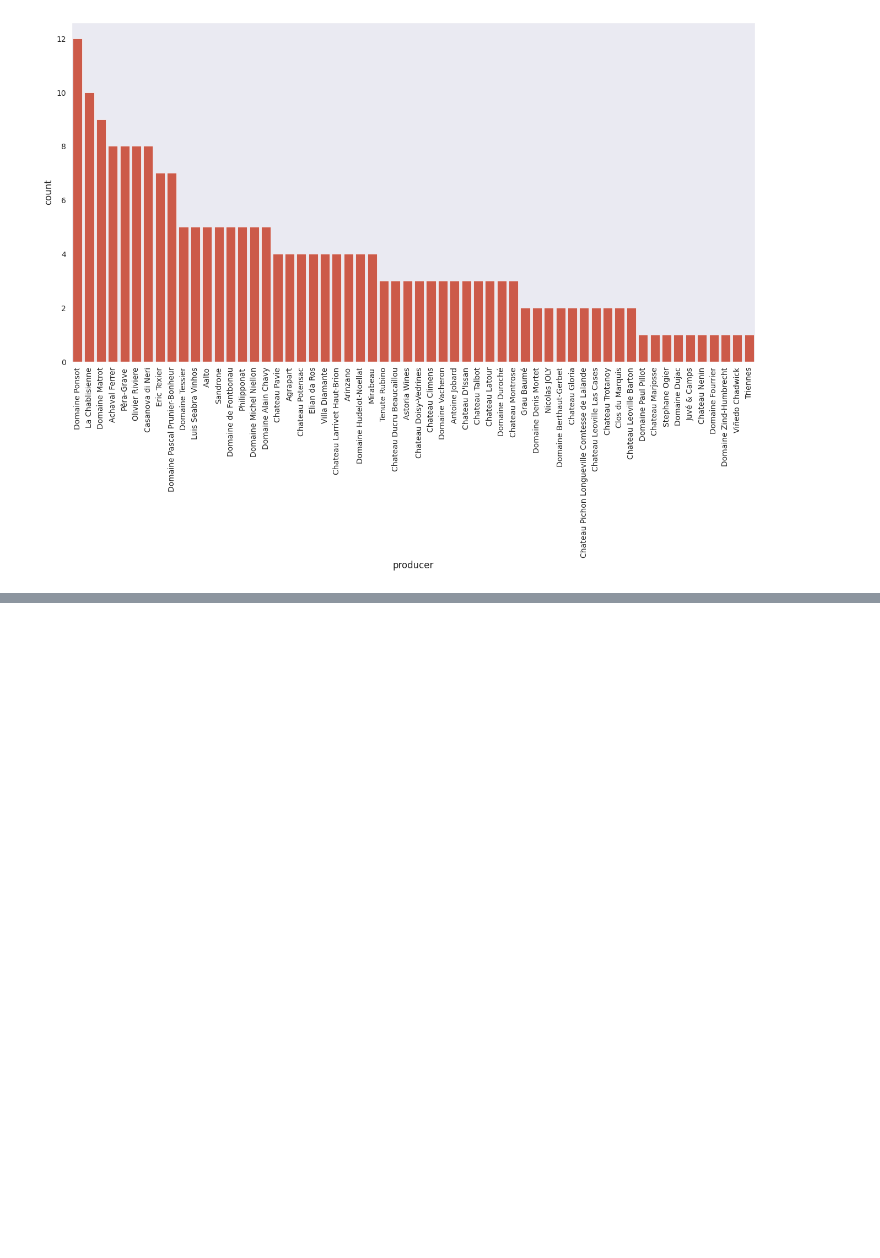
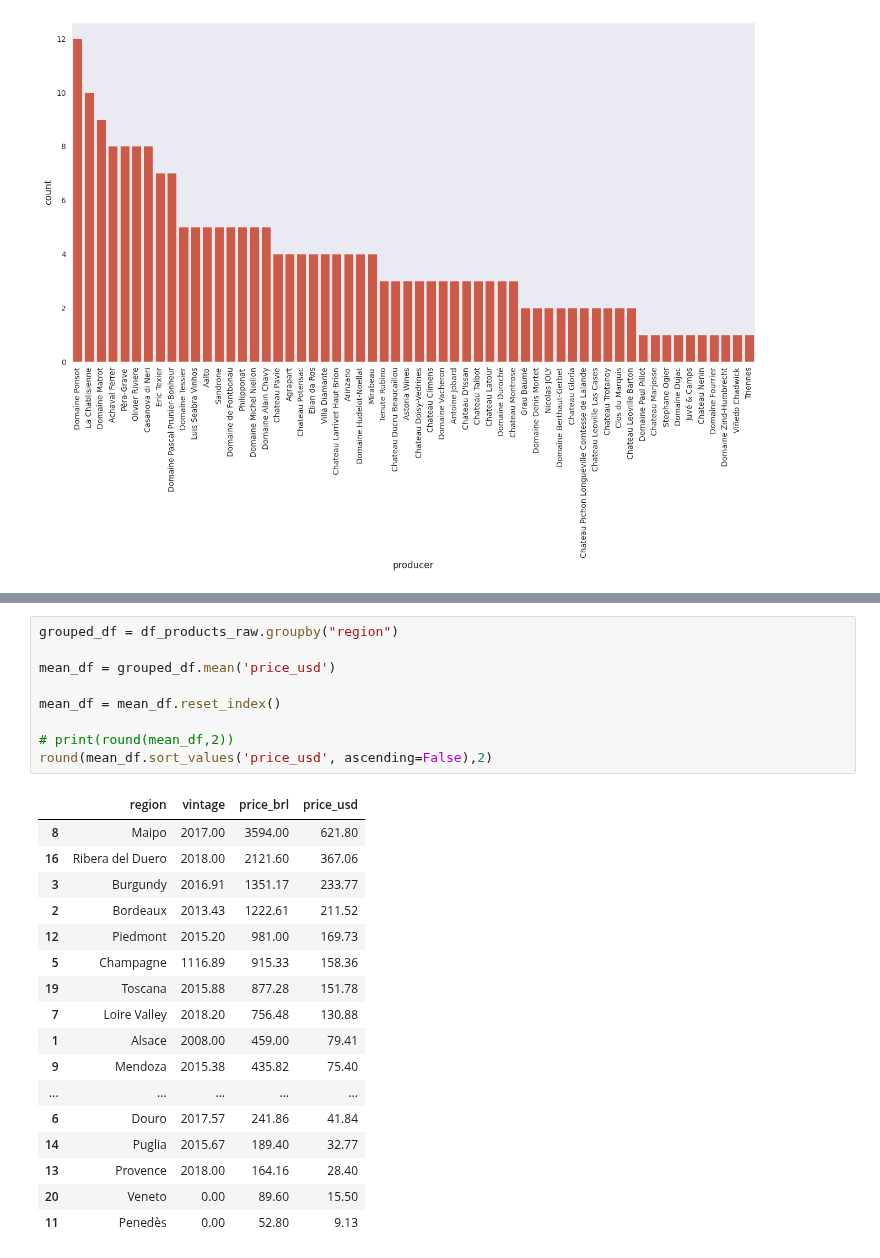
Before and after one commit to awildt01/Zeitreihenanalyse-zur-Nachfrageprognose., a Jupyter notebook: Zeitreihenanalyse_zur_Nachfrageprognose.ipynb, the cells around one changed output, grey strips where cells are left out. Drawn from its saved outputs; the diff is of its cells as text; blank space fills up the shorter version.

```diff
--- a/Zeitreihenanalyse_zur_Nachfrageprognose.ipynb
+++ b/Zeitreihenanalyse_zur_Nachfrageprognose.ipynb
@@ -382,0 +435,27 @@ plt.show();
+# %%
+grouped_df = df_products_raw.groupby("region")
+
+mean_df = grouped_df.mean('price_usd')
+
+mean_df = mean_df.reset_index()
+
+# print(round(mean_df,2))
+round(mean_df.sort_values('price_usd', ascending=False),2)
+# %% [output]
+|  | region | vintage | price_brl | price_usd |
+| 8 | Maipo | 2017.00 | 3594.00 | 621.80 |
+| 16 | Ribera del Duero | 2018.00 | 2121.60 | 367.06 |
+| 3 | Burgundy | 2016.91 | 1351.17 | 233.77 |
+| 2 | Bordeaux | 2013.43 | 1222.61 | 211.52 |
+| 12 | Piedmont | 2015.20 | 981.00 | 169.73 |
+| 5 | Champagne | 1116.89 | 915.33 | 158.36 |
+| 19 | Toscana | 2015.88 | 877.28 | 151.78 |
+| 7 | Loire Valley | 2018.20 | 756.48 | 130.88 |
+| 1 | Alsace | 2008.00 | 459.00 | 79.41 |
+| 9 | Mendoza | 2015.38 | 435.82 | 75.40 |
+| ... | ... | ... | ... | ... |
+| 6 | Douro | 2017.57 | 241.86 | 41.84 |
+| 14 | Puglia | 2015.67 | 189.40 | 32.77 |
+| 13 | Provence | 2018.00 | 164.16 | 28.40 |
+| 20 | Veneto | 0.00 | 89.60 | 15.50 |
+| 11 | Penedès | 0.00 | 52.80 | 9.13 |
```
Also changed, not shown: parts of 6 cells of this notebook.
